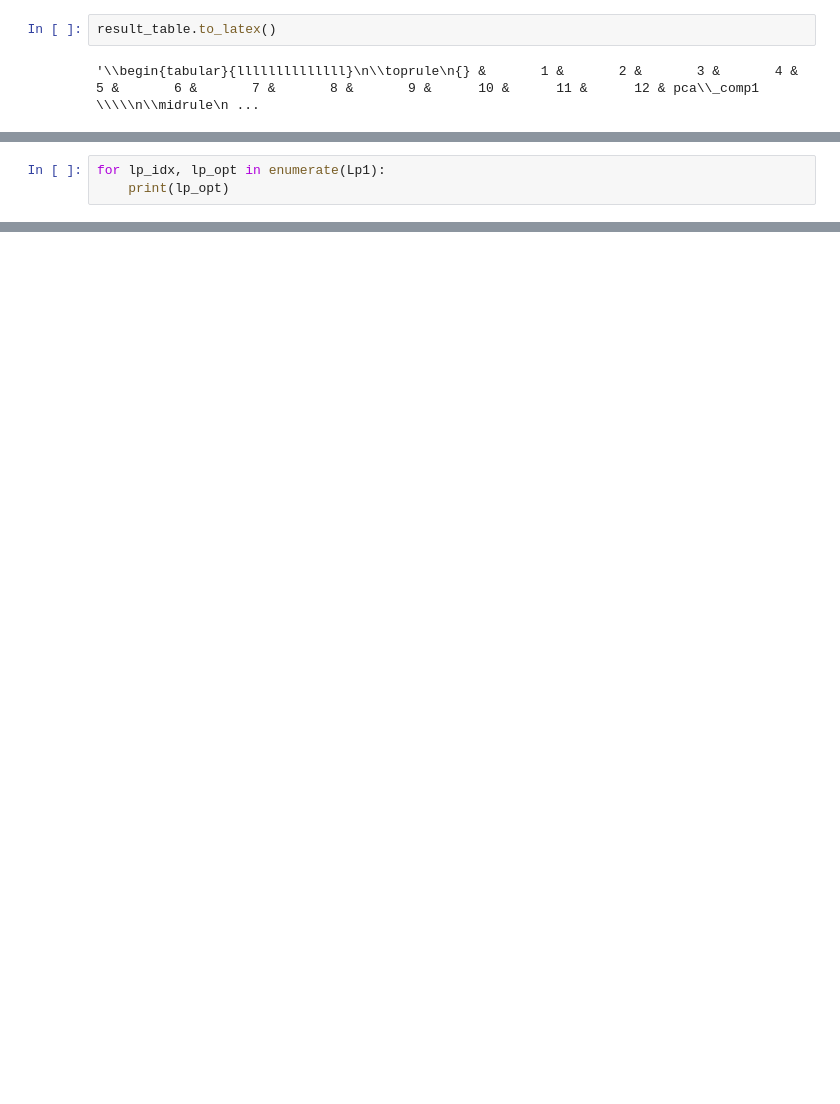
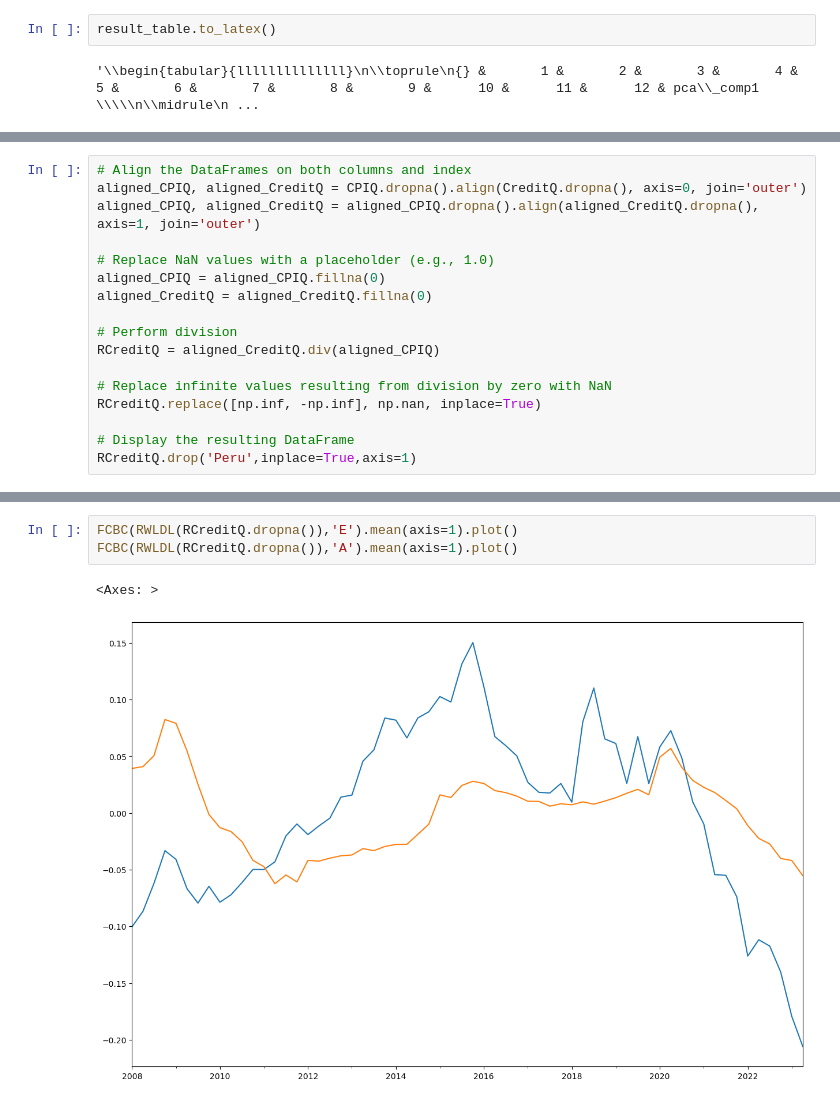
Before and after one commit to Allisterh/SVAR-Kanzig_Shousha_SVARIV, a Jupyter notebook: Kanzig_Shousha_SVARIV.ipynb, the cells around one changed output, grey strips where cells are left out. Cells and saved outputs as stored; diff of their text form; blank space fills up the shorter version.

```diff
--- a/Kanzig_Shousha_SVARIV.ipynb
+++ b/Kanzig_Shousha_SVARIV.ipynb
@@ -622,3 +615,0 @@ plt.close("all")
-# %%
-for lp_idx, lp_opt in enumerate(Lp1):
-    print(lp_opt)
@@ -627,0 +1177,17 @@ False
+# %%
+# Align the DataFrames on both columns and index
+aligned_CPIQ, aligned_CreditQ = CPIQ.dropna().align(CreditQ.dropna(), axis=0, join='outer')
+aligned_CPIQ, aligned_CreditQ = aligned_CPIQ.dropna().align(aligned_CreditQ.dropna(), axis=1, join='outer')
+
+# Replace NaN values with a placeholder (e.g., 1.0)
+aligned_CPIQ = aligned_CPIQ.fillna(0)
+aligned_CreditQ = aligned_CreditQ.fillna(0)
+
+# Perform division
+RCreditQ = aligned_CreditQ.div(aligned_CPIQ)
+
+# Replace infinite values resulting from division by zero with NaN
+RCreditQ.replace([np.inf, -np.inf], np.nan, inplace=True)
+
+# Display the resulting DataFrame
+RCreditQ.drop('Peru',inplace=True,axis=1)
@@ -627,0 +1290,6 @@ False
+# %%
+FCBC(RWLDL(RCreditQ.dropna()),'E').mean(axis=1).plot()
+FCBC(RWLDL(RCreditQ.dropna()),'A').mean(axis=1).plot()
+# %% [output]
+<Axes: >
+[figure, added]
```
Also changed, not shown: parts of 23 cells of this notebook.
